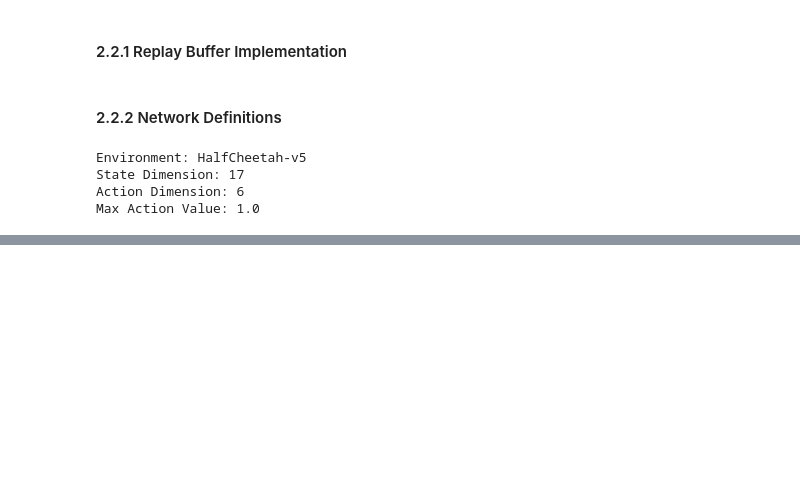
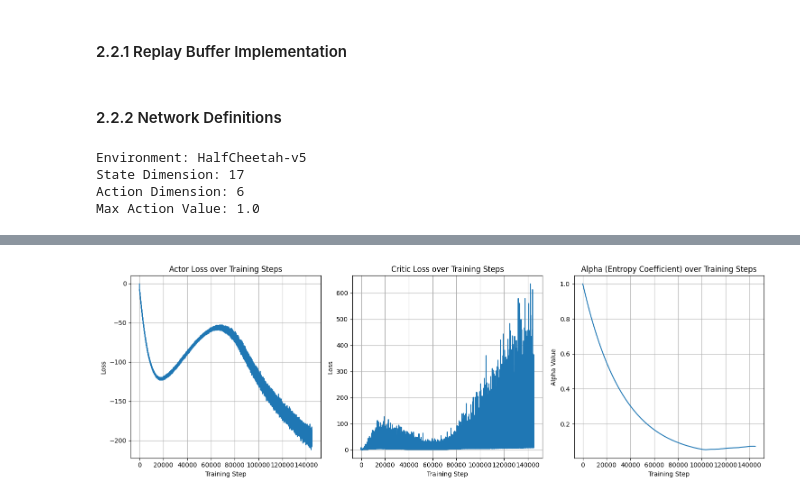
Before and after one commit to Timon14/RL_Course_DHBW, a Jupyter notebook: HalfCheetah_Training.ipynb, the cells around one changed output, grey strips where cells are left out. Cells and saved outputs as stored; diff of their text form; code cells hidden in the pictures; blank space fills up the shorter version.

```diff
--- a/HalfCheetah_Training.ipynb
+++ b/HalfCheetah_Training.ipynb
@@ -347,0 +436,28 @@ Training finished.
+# %%
+plt.figure(figsize=(15, 5))
+
+plt.subplot(1, 3, 1)
+plt.plot(actor_losses)
+plt.title("Actor Loss over Training Steps")
+plt.xlabel("Training Step")
+plt.ylabel("Loss")
+plt.grid(True)
+
+plt.subplot(1, 3, 2)
+plt.plot(critic_losses)
+plt.title("Critic Loss over Training Steps")
+plt.xlabel("Training Step")
+plt.ylabel("Loss")
+plt.grid(True)
+
+plt.subplot(1, 3, 3)
+plt.plot(alphas)
+plt.title("Alpha (Entropy Coefficient) over Training Steps")
+plt.xlabel("Training Step")
+plt.ylabel("Alpha Value")
+plt.grid(True)
+
+plt.tight_layout()
+plt.show()
+# %% [output]
+[figure, added]
```
Also changed, not shown: parts of 14 cells of this notebook, 5 other files.
